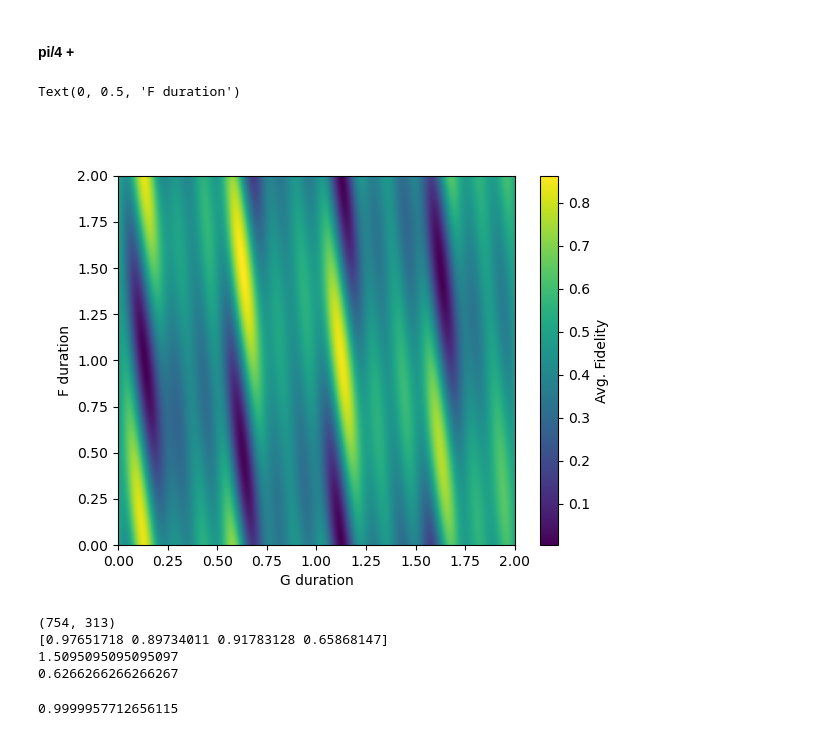
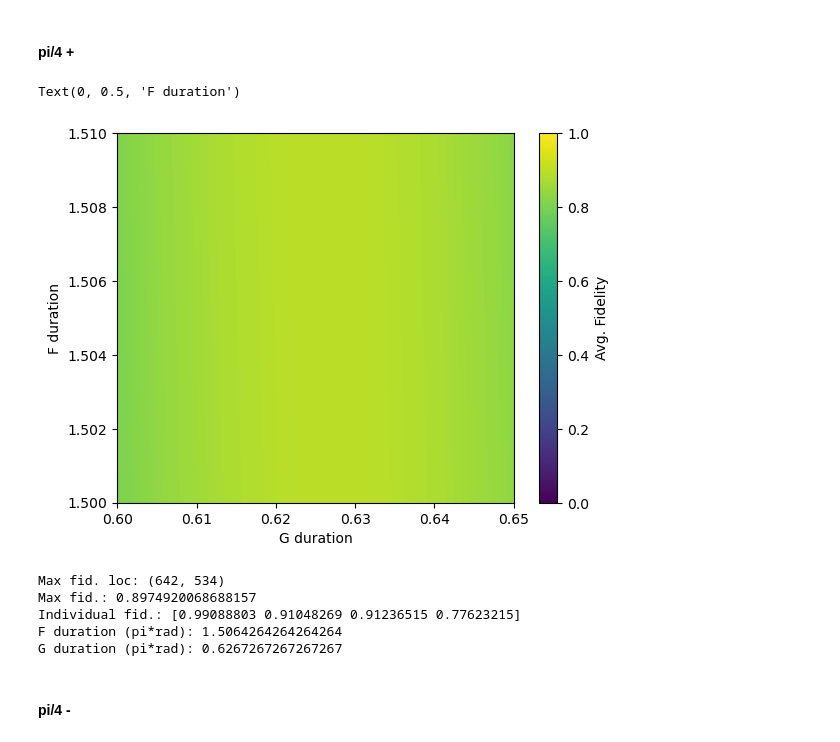
Before and after one commit to tr2g20/simulations, a Jupyter notebook: pulse_phase_evol.ipynb, the cells around one changed output. Cells and saved outputs as stored; diff of their text form; code cells hidden in the pictures.

```diff
--- a/pulse_phase_evol.ipynb
+++ b/pulse_phase_evol.ipynb
@@ -912,10 +912,10 @@ basis = np.arange(p_min, p_max + 1)
 target_states = np.full((len(indices),2),1/np.sqrt(2), dtype=np.complex128)
 target_states[:,1] = target_states[:,1]*np.exp(1j*pi*np.array([0.25,1.25,0.25,1.25]))
 
-MDFE_times = np.linspace(0*pi/dR, 2*pi/dR, 1000)
+MDFE_times = np.linspace(0.6*pi/dR, 0.65*pi/dR, 1000)
 detuning = omega_eg/2
 free_time = 2*pi/(np.abs(dR-detuning))
-free_times = np.linspace(0,free_time, 1000)
+free_times = np.linspace(1.5*free_time/2,1.51*free_time/2, 1000)
 
 fidelities = np.zeros((len(indices),len(free_times),len(MDFE_times)))
 # fid_sum = np.zeros(len(free_times))
@@ -934,7 +934,7 @@ for i in range(len(indices)):
             pulse_seqq = PulseSequence()
 
             free = FreeEvolution(laser_det=(np.full(n_steps, -detuning)), duration=(time1))
-            MDFE = gen_MDFEdown_seq(free_time=time2, rabi_freq=rabi_freq, time_steps=n_steps, detuning=dR)
+            MDFE = gen_MDFEdown_seq(free_time=time2, rabi_freq=rabi_freq, time_steps=n_steps, detuning=0)
             pulse_seqq.add_pulses([free, MDFE])
             wave_func, _ = simulate_pulses_single_atom_analyt(pulse_seq=pulse_seqq, basis=basis, initial_state=initial_state, d_shift=k_eff*atom_veloc)
 
@@ -961,24 +961,22 @@ fid_sum = np.sum(fidelities, axis=0)/len(indices)
 # ######
 # %%
 fig, ax = plt.subplots()
-pc = ax.pcolormesh(MDFE_times*dR/pi, free_times*2/free_time, fid_sum, shading='auto', cmap='viridis')
+pc = ax.pcolormesh(MDFE_times*dR/pi, free_times*2/free_time, fid_sum, shading='auto', cmap='viridis',  vmin=0, vmax=1)
 fig.colorbar(pc, ax=ax, label='Avg. Fidelity')
 ax.set_xlabel('G duration'); ax.set_ylabel('F duration')
 # %% [output]
 Text(0, 0.5, 'F duration')
-[figure, old version]
+[figure, new version]
 # %%
-print(np.unravel_index(np.argmax(fid_sum), shape=np.shape(fid_sum)))
-print(fidelities[:, 754,313])
-
-print(free_times[754]*2/free_time)
-print(MDFE_times[313]*dR/pi)
+iiindices = np.unravel_index(np.argmax(fid_sum), shape=np.shape(fid_sum))
+print('Max fid. loc:', iiindices)
+print('Max fid.:', np.max(fid_sum))
+print('Individual fid.:', fidelities[:, iiindices[0], iiindices[1]])
+print('F duration (pi*rad):', free_times[iiindices[0]]*2/free_time)
+print('G duration (pi*rad):', MDFE_times[iiindices[1]]*dR/pi)
 # %% [output]
-(754, 313)
-[0.97651718 0.89734011 0.91783128 0.65868147]
-1.5095095095095097
-0.6266266266266267
+Max fid. loc: (642, 534)
+Max fid.: 0.8974920068688157
+Individual fid.: [0.99088803 0.91048269 0.91236515 0.77623215]
+F duration (pi*rad): 1.5064264264264264
+G duration (pi*rad): 0.6267267267267267
-# %%
-print(np.max(fidelities[3,:,:]))
-# %% [output]
-0.9999957712656115
@@ -986,0 +983,2 @@ print(np.max(fidelities[3,:,:]))
+# %% [markdown]
+#### pi/4 -
```
Also changed, not shown: parts of 14 cells of this notebook, 1 other file.
